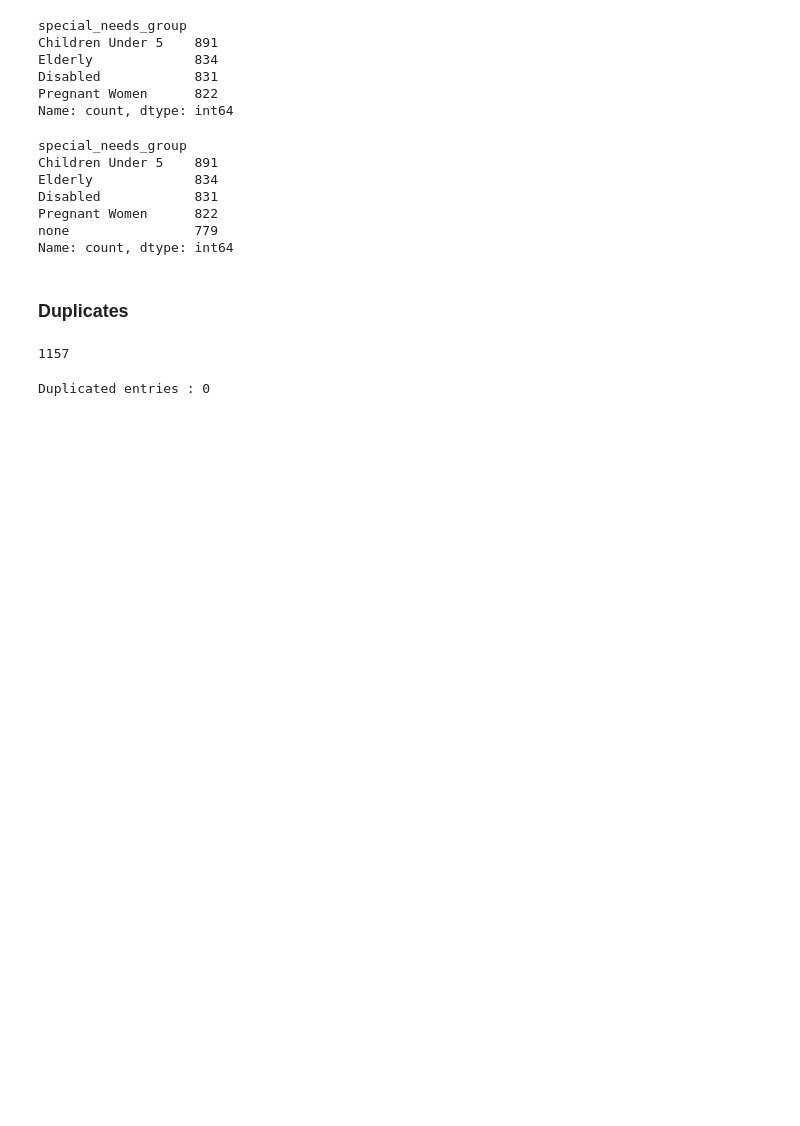
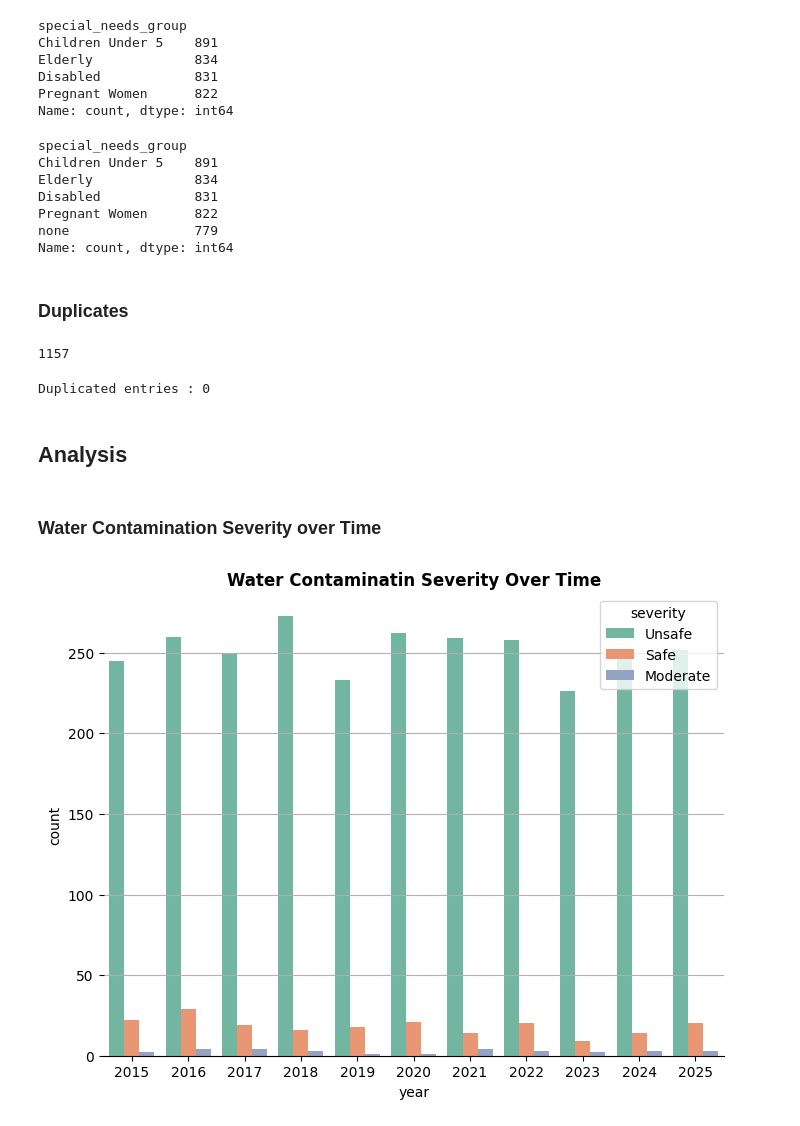
Before and after one commit to lewismwaki/cleanwaterai, a Jupyter notebook: notebooks/06_nlp_model_training.ipynb, the cells around one changed output. Cells and saved outputs as stored; diff of their text form; code cells hidden in the pictures; blank space fills up the shorter version.

Commit message:
Analysis of water contamination trends and distributions

```diff
--- a/notebooks/06_nlp_model_training.ipynb
+++ b/notebooks/06_nlp_model_training.ipynb
@@ -114,3 +114,5 @@ df = df.drop_duplicates()
 print(f'Duplicated entries : {df.duplicated().sum()}')
 # %% [output]
 Duplicated entries : 0
+# %% [markdown]
+## Analysis
@@ -116,0 +123,16 @@ Duplicated entries : 0
+# %% [markdown]
+### Water Contamination Severity over Time
+# %%
+# Bar Plot showing contamination numbers in years
+
+plt.figure(figsize = (8, 6))
+
+sns.countplot(data = df, x='year', hue='severity', palette='Set2')
+plt.title('Water Contaminatin Severity Over Time', weight = 'bold')
+plt.gca().spines['left'].set_visible(False)
+plt.grid(axis='y')
+plt.gca().spines['right'].set_visible(False)
+plt.gca().spines['top'].set_visible(False)
+plt.show()
+# %% [output]
+[figure, added]
```
Also changed, not shown: parts of 8 cells of this notebook.
